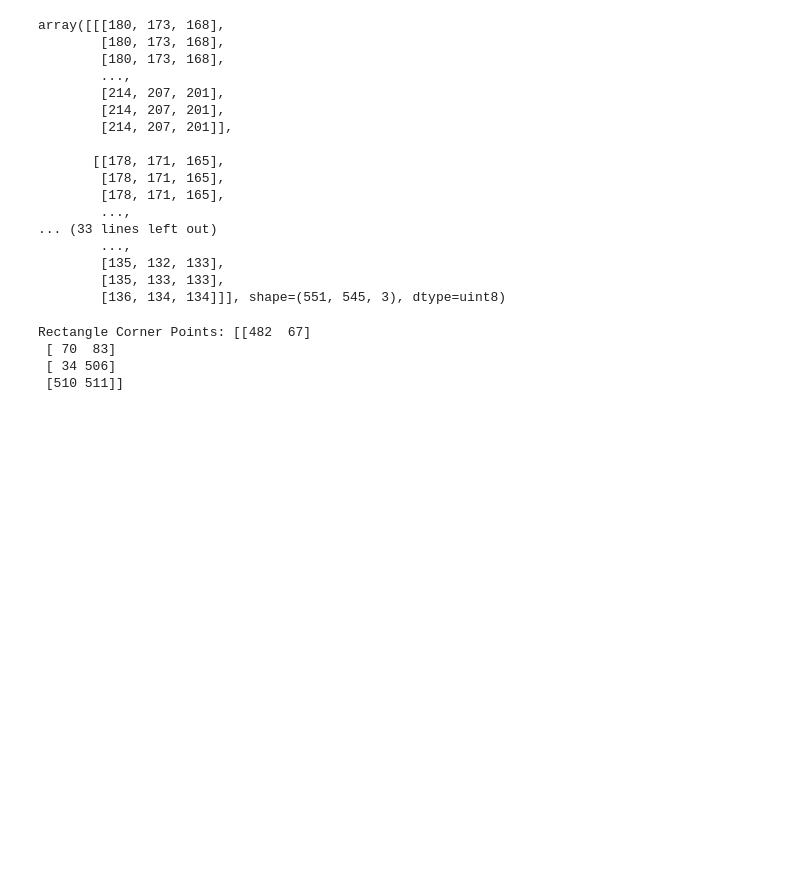
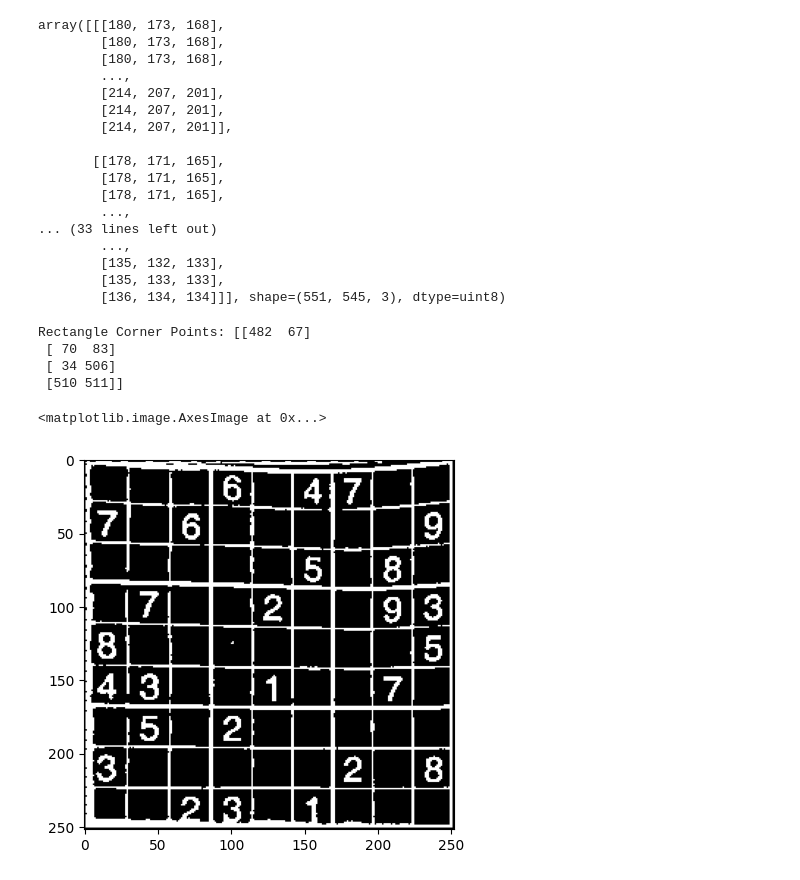
Before and after one commit to parsamhb82/AI-Powered_Sudoku_Grid_Extraction_and_Solver, a Jupyter notebook: image_processing.ipynb, the cells around one changed output. Cells and saved outputs as stored; diff of their text form; code cells hidden in the pictures; blank space fills up the shorter version.

```diff
--- a/image_processing.ipynb
+++ b/image_processing.ipynb
@@ -118,8 +118,8 @@ if rectangle_points[0][0] > rectangle_points[1][0]:  # Swap top-left and top-rig
 if rectangle_points[2][0] < rectangle_points[3][0]:  # Swap bottom-left and bottom-right if needed
     rectangle_points[2], rectangle_points[3] = rectangle_points[3], rectangle_points[2]
 
-width = 450
-height = 450
+width = 252
+height = 252
 dst_points = np.array([
     [0, 0],
     [width-1, 0],
@@ -133,3 +133,11 @@ warped = cv.warpPerspective(image, M, (width, height))
 cv.imshow("Warped Perspective", warped)
 cv.waitKey(0)
 cv.destroyAllWindows()
+# %%
+gray_warped = cv.cvtColor(warped, cv.COLOR_BGR2GRAY)
+# %%
+binary = cv.adaptiveThreshold(gray_warped, 255, cv.ADAPTIVE_THRESH_MEAN_C, cv.THRESH_BINARY_INV,15, 7)
+plt.imshow(binary, cmap='gray')
+# %% [output]
+<matplotlib.image.AxesImage at 0x...>
+[figure, added]
```
Also changed, not shown: parts of 10 cells of this notebook.
